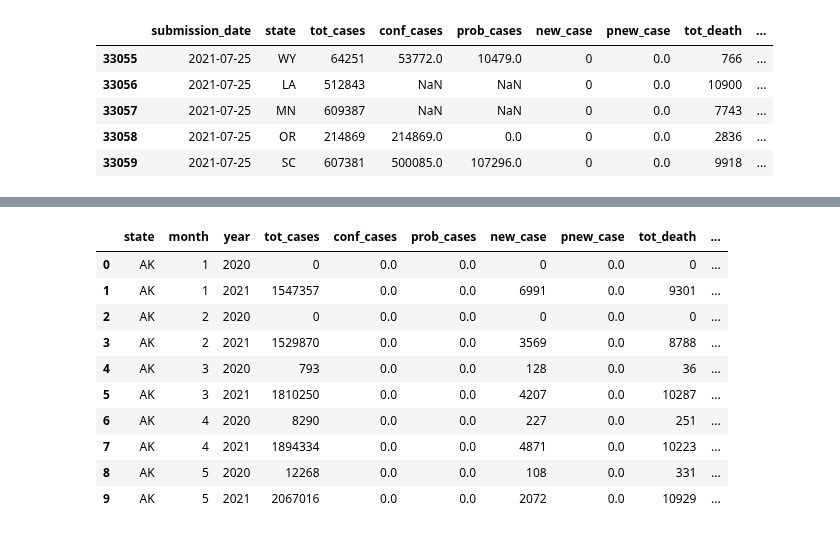
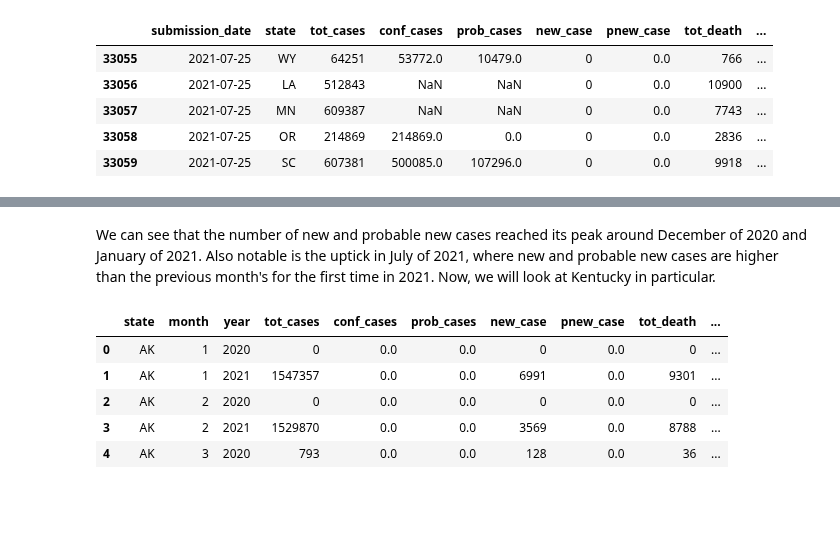
Before and after one commit to arquillen-py/jupyter-books, a Jupyter notebook: covidky.ipynb, the cells around one changed output, grey strips where cells are left out. Cells and saved outputs as stored; diff of their text form; code cells hidden in the pictures; blank space fills up the shorter version.

```diff
--- a/covidky.ipynb
+++ b/covidky.ipynb
@@ -120,20 +225,17 @@ DatetimeIndex(['2020-01-22', '2020-01-22', '2020-01-22', '2020-01-22',
+# %% [markdown]
+We can see that the number of new and probable new cases reached its peak around December of 2020 and January of 2021. Also notable is the uptick in July of 2021, where new and probable new cases are higher than the previous month's for the first time in 2021. Now, we will look at Kentucky in particular.
 # %%
 dfGroupedMonthYearState = df.groupby(by = [df["state"], df.index.month, df.index.year]).sum() # Group by state, month, year, and sum the results
 dfGroupedMonthYearState.index.names = ["state", "month", "year"] # Rename the indices, as they can't be reset if they match an already existing column
 dfGroupedMonthYearState = dfGroupedMonthYearState.reset_index() # Resets the indices to the default. Gives us state, month, and year as 3 new columns
-dfGroupedMonthYearState.head(10)
+dfGroupedMonthYearState.head(5)
 # %% [output]
 |  | state | month | year | tot_cases | conf_cases | prob_cases | new_case | pnew_case | tot_death | ... |
 | 0 | AK | 1 | 2020 | 0 | 0.0 | 0.0 | 0 | 0.0 | 0 | ... |
 | 1 | AK | 1 | 2021 | 1547357 | 0.0 | 0.0 | 6991 | 0.0 | 9301 | ... |
 | 2 | AK | 2 | 2020 | 0 | 0.0 | 0.0 | 0 | 0.0 | 0 | ... |
 | 3 | AK | 2 | 2021 | 1529870 | 0.0 | 0.0 | 3569 | 0.0 | 8788 | ... |
 | 4 | AK | 3 | 2020 | 793 | 0.0 | 0.0 | 128 | 0.0 | 36 | ... |
-| 5 | AK | 3 | 2021 | 1810250 | 0.0 | 0.0 | 4207 | 0.0 | 10287 | ... |
-| 6 | AK | 4 | 2020 | 8290 | 0.0 | 0.0 | 227 | 0.0 | 251 | ... |
-| 7 | AK | 4 | 2021 | 1894334 | 0.0 | 0.0 | 4871 | 0.0 | 10223 | ... |
-| 8 | AK | 5 | 2020 | 12268 | 0.0 | 0.0 | 108 | 0.0 | 331 | ... |
-| 9 | AK | 5 | 2021 | 2067016 | 0.0 | 0.0 | 2072 | 0.0 | 10929 | ... |
 # %%
 # Filter to include only Kentucky, and filter further to include only new cases and deaths, potential and confirmed. Sort by date and create new columns for a cumulative bar graph
 dfKy = dfGroupedMonthYearState[dfGroupedMonthYearState["state"] == "KY"]
```
Also changed, not shown: parts of 15 cells of this notebook.
